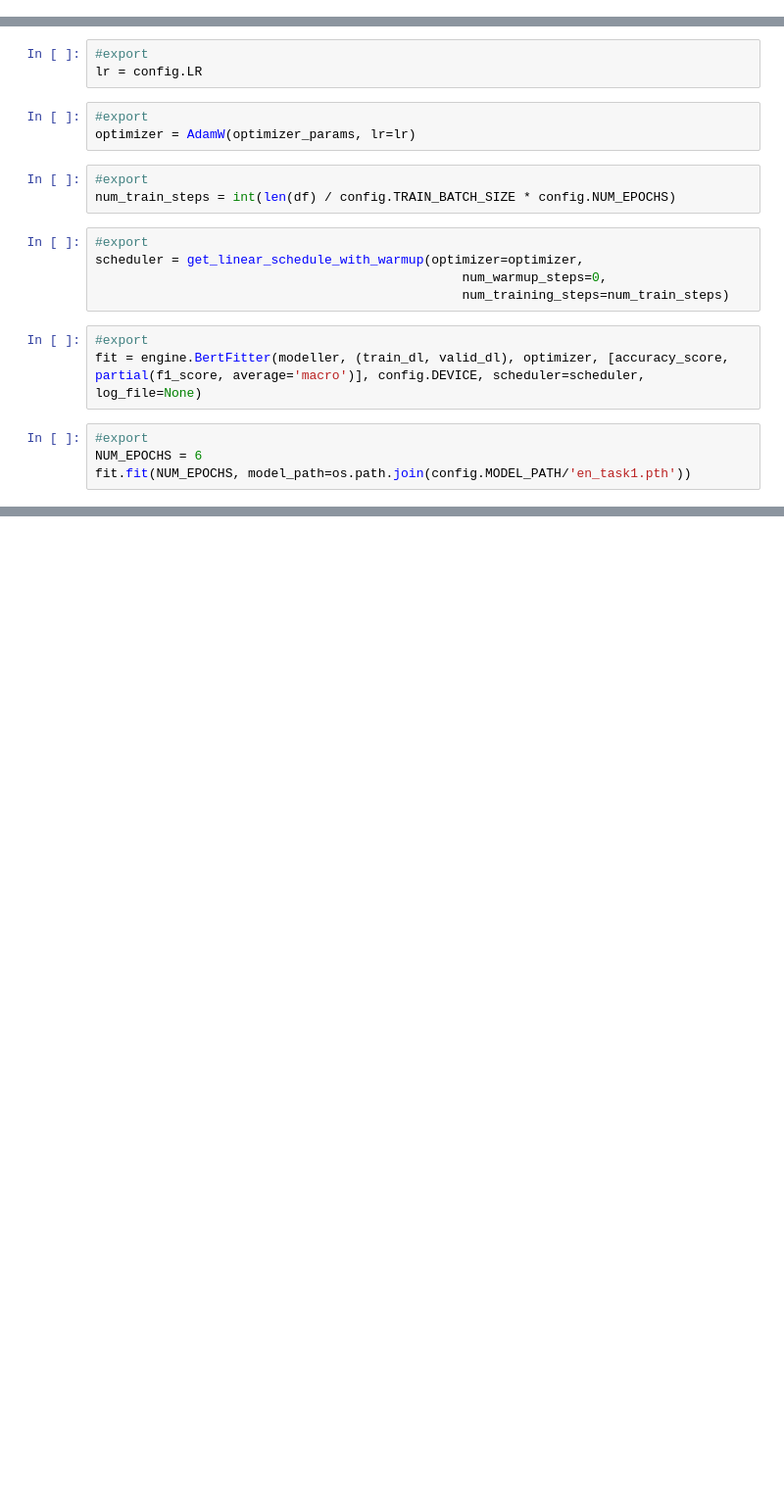
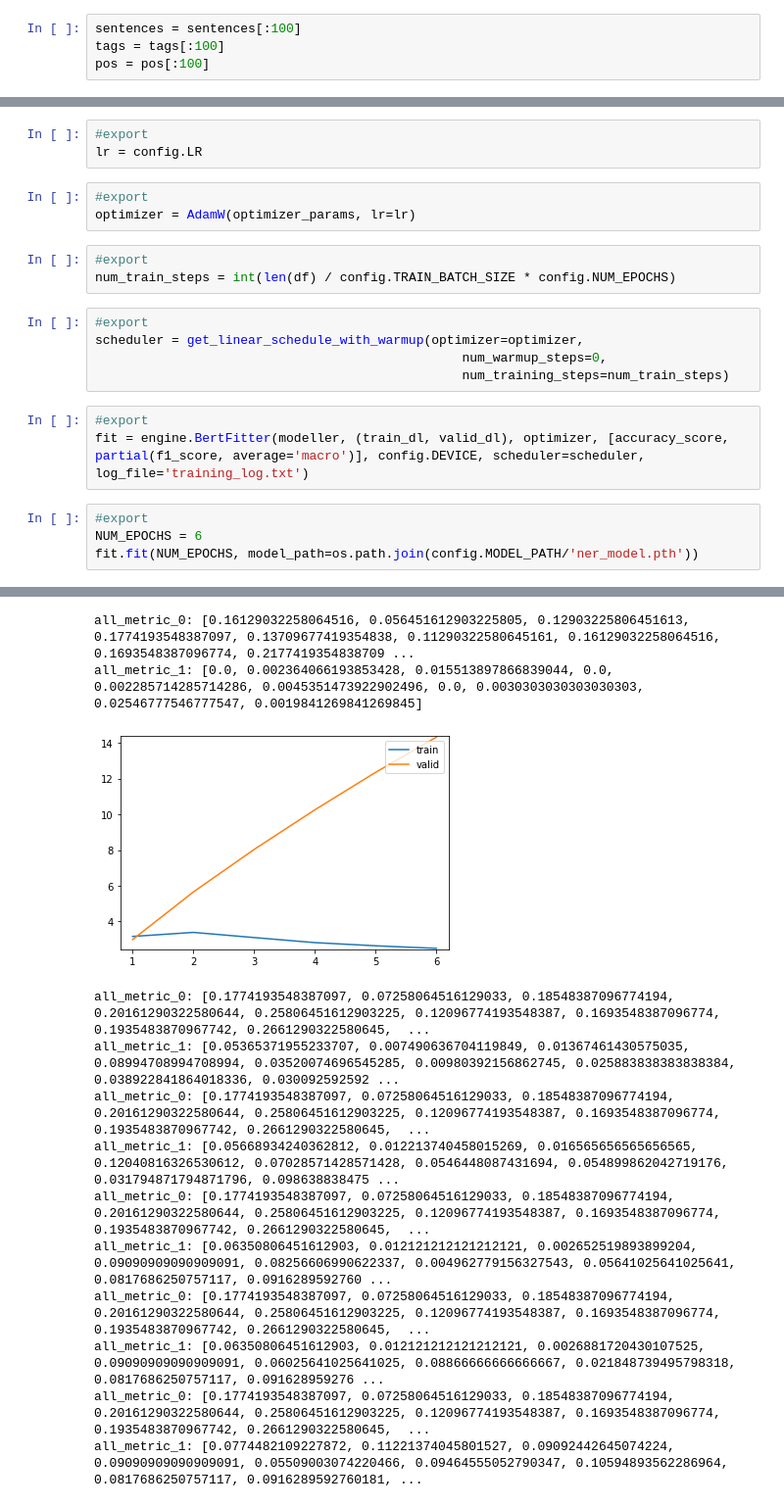
Before and after one commit to tezike/Bert4NER, a Jupyter notebook: nbs/train.ipynb, the cells around one changed output, grey strips where cells are left out. Shown at 98% size. Cells and saved outputs as stored; diff of their text form; blank space fills up the shorter version.

Commit message:
Engine not workin well. Serious error

```diff
--- a/nbs/train.ipynb
+++ b/nbs/train.ipynb
@@ -80,6 +83,10 @@ df["encoded_Tag"] = le_tag.fit_transform(df.Tag)
 # %%
 #export
 sentences, tags, pos = utils.process_data(df)
+# %%
+sentences = sentences[:100]
+tags = tags[:100]
+pos = pos[:100]
 # %%
 #hide
 len(sentences), len(tags), len(pos)
@@ -130,8 +137,9 @@ scheduler = get_linear_schedule_with_warmup(optimizer=optimizer,
                                                 num_training_steps=num_train_steps)
 # %%
 #export
-fit = engine.BertFitter(modeller, (train_dl, valid_dl), optimizer, [accuracy_score, partial(f1_score, average='macro')], config.DEVICE, scheduler=scheduler, log_file=None)
+fit = engine.BertFitter(modeller, (train_dl, valid_dl), optimizer, [accuracy_score, partial(f1_score, average='macro')], config.DEVICE, scheduler=scheduler, log_file='training_log.txt')
 # %%
 #export
 NUM_EPOCHS = 6
-fit.fit(NUM_EPOCHS, model_path=os.path.join(config.MODEL_PATH/'en_task1.pth'))
+fit.fit(NUM_EPOCHS, model_path=os.path.join(config.MODEL_PATH/'ner_model.pth'))
+# %% [output]
@@ -137,0 +153,13 @@ fit.fit(NUM_EPOCHS, model_path=os.path.join(config.MODEL_PATH/'en_task1.pth'))
+all_metric_0: [0.16129032258064516, 0.056451612903225805, 0.12903225806451613, 0.1774193548387097, 0.13709677419354838, 0.11290322580645161, 0.16129032258064516, 0.1693548387096774, 0.2177419354838709 ...
+all_metric_1: [0.0, 0.002364066193853428, 0.015513897866839044, 0.0, 0.002285714285714286, 0.0045351473922902496, 0.0, 0.0030303030303030303, 0.02546777546777547, 0.0019841269841269845]
+[figure, added]
+all_metric_0: [0.1774193548387097, 0.07258064516129033, 0.18548387096774194, 0.20161290322580644, 0.25806451612903225, 0.12096774193548387, 0.1693548387096774, 0.1935483870967742, 0.2661290322580645,  ...
+all_metric_1: [0.05365371955233707, 0.007490636704119849, 0.01367461430575035, 0.08994708994708994, 0.03520074696545285, 0.00980392156862745, 0.025883838383838384, 0.038922841864018336, 0.030092592592 ...
+all_metric_0: [0.1774193548387097, 0.07258064516129033, 0.18548387096774194, 0.20161290322580644, 0.25806451612903225, 0.12096774193548387, 0.1693548387096774, 0.1935483870967742, 0.2661290322580645,  ...
+all_metric_1: [0.05668934240362812, 0.012213740458015269, 0.016565656565656565, 0.12040816326530612, 0.07028571428571428, 0.0546448087431694, 0.054899862042719176, 0.031794871794871796, 0.098638838475 ...
+all_metric_0: [0.1774193548387097, 0.07258064516129033, 0.18548387096774194, 0.20161290322580644, 0.25806451612903225, 0.12096774193548387, 0.1693548387096774, 0.1935483870967742, 0.2661290322580645,  ...
+all_metric_1: [0.06350806451612903, 0.012121212121212121, 0.002652519893899204, 0.09090909090909091, 0.08256606990622337, 0.004962779156327543, 0.05641025641025641, 0.0817686250757117, 0.0916289592760 ...
+all_metric_0: [0.1774193548387097, 0.07258064516129033, 0.18548387096774194, 0.20161290322580644, 0.25806451612903225, 0.12096774193548387, 0.1693548387096774, 0.1935483870967742, 0.2661290322580645,  ...
+all_metric_1: [0.06350806451612903, 0.012121212121212121, 0.0026881720430107525, 0.09090909090909091, 0.06025641025641025, 0.08866666666666667, 0.021848739495798318, 0.0817686250757117, 0.091628959276 ...
+all_metric_0: [0.1774193548387097, 0.07258064516129033, 0.18548387096774194, 0.20161290322580644, 0.25806451612903225, 0.12096774193548387, 0.1693548387096774, 0.1935483870967742, 0.2661290322580645,  ...
+all_metric_1: [0.0774482109227872, 0.11221374045801527, 0.09092442645074224, 0.09090909090909091, 0.05509003074220466, 0.09464555052790347, 0.10594893562286964, 0.0817686250757117, 0.0916289592760181, ...
```
Also changed, not shown: parts of 3 cells of this notebook, 4 other files.
